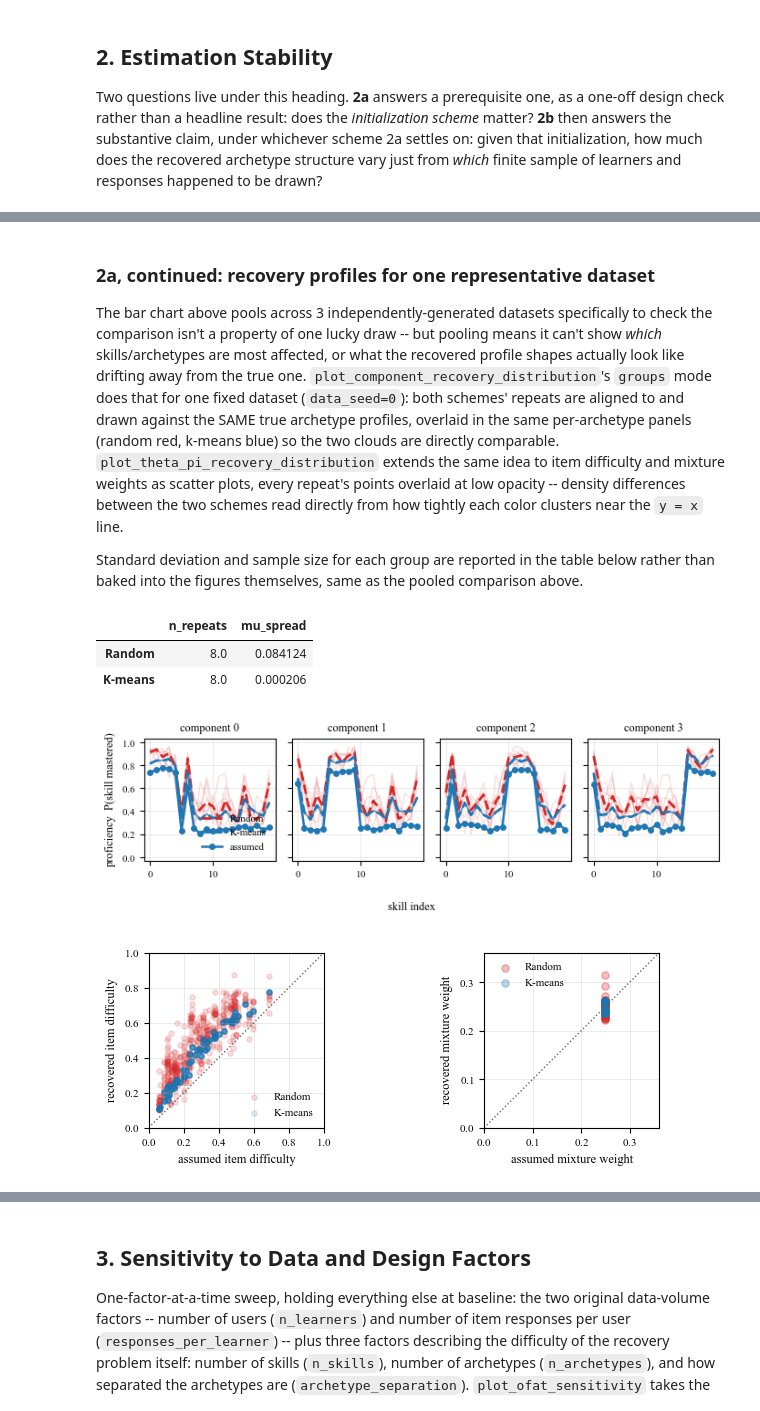
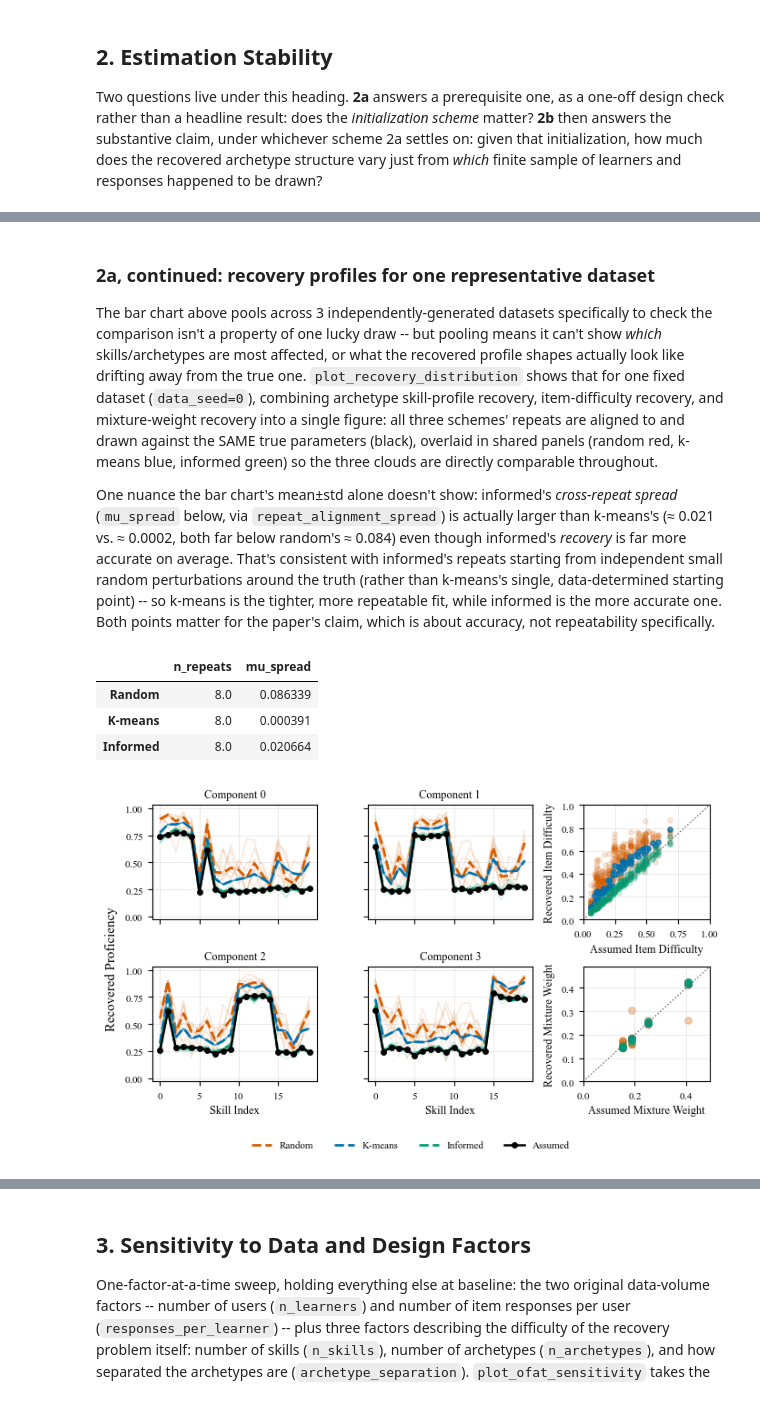
Before and after one commit to lentin26/mixture-of-latent-archetypes, a Jupyter notebook: notebooks/simulation-study.ipynb, the cells around one changed output, grey strips where cells are left out. Drawn from its saved outputs; the diff is of its cells as text; code cells hidden in the pictures.

```diff
--- a/notebooks/simulation-study.ipynb
+++ b/notebooks/simulation-study.ipynb
@@ -150,11 +152,15 @@ from src.simulations.run import run_init_repeats
 from src.simulations.viz import _savefig
 
 init_compare_condition = SimulationCondition(
-    n_archetypes=4, n_learners=10_000, initialization="random", responses_per_learner=30,
+    n_archetypes=4,
+    n_learners=10_000,
+    initialization="random",
+    responses_per_learner=30,
+    archetype_imbalance="moderately_imbalanced"
 )
 rows = []
 for data_seed in range(3):
-    for scheme in ("random", "k-means"):
+    for scheme in ("random", "k-means", "informed"):
         cond = replace(init_compare_condition, initialization=scheme)
         for r in run_init_repeats(cond, data_seed=data_seed, n_repeats=8):
             rows.append({"data_seed": data_seed, "initialization": scheme, **r.metrics})
@@ -171,9 +177,9 @@ init_compare_labels = {
     "theta_rmse": "Item Difficulty RMSE",
     "pi_rmse": "Mixture Weight RMSE",
 }
-scheme_order = ["random", "k-means"]
-scheme_labels = {"random": "Random", "k-means": "K-means"}
-scheme_colors = {"random": "#d62728", "k-means": "#1f77b4"}
+scheme_order = ["random", "k-means", "informed"]
+scheme_labels = {"random": "Random", "k-means": "K-means", "informed": "Informed"}
+scheme_colors = {"random": "#d62728", "k-means": "#1f77b4", "informed": "#2ca02c"}
 
 fig, axes = plt.subplots(1, 3, figsize=figsize("acm-sigconf-text", aspect=0.3))
 for ax, metric in zip(axes, init_compare_metrics):
@@ -199,44 +206,53 @@ init_compare.groupby("initialization")[init_compare_metrics].agg(["mean", "std"]
 # %% [markdown]
 ### 2a, continued: recovery profiles for one representative dataset
 
-The bar chart above pools across 3 independently-generated datasets specifically to check the comparison isn't a property of one lucky draw -- but pooling means it can't show *which* skills/archetypes are most affected, or what the recovered profile shapes actually look like drifting away from the true one. `plot_component_recovery_distribution`'s `groups` mode does that for one fixed dataset (`data_seed=0`): both schemes' repeats are aligned to and drawn against the SAME true archetype profiles, overlaid in the same per-archetype panels (random red, k-means blue) so the two clouds are directly comparable. `plot_theta_pi_recovery_distribution` extends the same idea to item difficulty and mixture weights as scatter plots, every repeat's points overlaid at low opacity -- density differences between the two schemes read directly from how tightly each color clusters near the `y = x` line.
+The bar chart above pools across 3 independently-generated datasets specifically to check the comparison isn't a property of one lucky draw -- but pooling means it can't show *which* skills/archetypes are most affected, or what the recovered profile shapes actually look like drifting away from the true one. `plot_recovery_distribution` shows that for one fixed dataset (`data_seed=0`), combining archetype skill-profile recovery, item-difficulty recovery, and mixture-weight recovery into a single figure: all three schemes' repeats are aligned to and drawn against the SAME true parameters (black), overlaid in shared panels (random red, k-means blue, informed green) so the three clouds are directly comparable throughout.
 
-Standard deviation and sample size for each group are reported in the table below rather than baked into the figures themselves, same as the pooled comparison above.
+One nuance the bar chart's mean±std alone doesn't show: informed's *cross-repeat spread* (`mu_spread` below, via `repeat_alignment_spread`) is actually larger than k-means's (≈ 0.021 vs. ≈ 0.0002, both far below random's ≈ 0.084) even though informed's *recovery* is far more accurate on average. That's consistent with informed's repeats starting from independent small random perturbations around the truth (rather than k-means's single, data-determined starting point) -- so k-means is the tighter, more repeatable fit, while informed is the more accurate one. Both points matter for the paper's claim, which is about accuracy, not repeatability specifically.
 # %%
 from dataclasses import replace
 from src.simulations.metrics import repeat_alignment_spread
 from src.simulations.run import run_init_repeats
-from src.simulations.viz import plot_component_recovery_distribution, plot_theta_pi_recovery_distribution
+from src.simulations.viz import plot_recovery_distribution
 
-scheme_group_colors = {"Random": "#d62728", "K-means": "#1f77b4"}
+# scheme_group_colors = {"Random": "#d62728", "K-means": "#1f77b4", "Informed": "#2ca02c"}
+scheme_group_colors = {
+    "Random": "#D55E00",     # orange
+    "K-means": "#0072B2",    # blue
+    "Informed": "#009E73",   # teal-green
+}
 profile_groups = {
     "Random": run_init_repeats(replace(init_compare_condition, initialization="random"), data_seed=0, n_repeats=8),
     "K-means": run_init_repeats(replace(init_compare_condition, initialization="k-means"), data_seed=0, n_repeats=8),
+    "Informed": run_init_repeats(replace(init_compare_condition, initialization="informed"), data_seed=0, n_repeats=8),
 }
 
-plot_component_recovery_distribution(
+# One figure: per-archetype skill profiles (2x2 block, columns 0-1) plus
+# item-difficulty and mixture-weight recovery (stacked in the narrower
+# column 2), all three schemes overlaid in the same panels -- tells the
+# whole "all recover the assumed parameters, k-means is tighter, informed
+# shows the ceiling" story without splitting it across several figures.
+# aspect=0.8 (taller than most figures here) is not just a display choice --
+# at a shorter aspect the y-axis label ("Proficiency, P(skill mastered)")
+# was tall enough to get clipped at the top of the saved figure, confirmed
+# by rendering it; 0.8 gives it enough room.
+plot_recovery_distribution(
     groups=profile_groups,
     group_colors=scheme_group_colors,
-    figsize=figsize("acm-sigconf-text", aspect=0.32),
-    save="figures/init_comparison_profiles.pdf",
-)
-plot_theta_pi_recovery_distribution(
-    groups=profile_groups,
-    group_colors=scheme_group_colors,
-    figsize=figsize("acm-sigconf-text", aspect=0.35),
-    save="figures/init_comparison_theta_pi.pdf",
+    figsize=figsize("acm-sigconf-text", aspect=0.6),
+    save="figures/init_comparison_recovery.pdf",
 )
 
 pd.DataFrame({
     name: {"n_repeats": len(results), "mu_spread": repeat_alignment_spread([r.model.mu for r in results])}
     for name, results in profile_groups.items()
 }).T
 # %% [output]
 |  | n_repeats | mu_spread |
-| Random | 8.0 | 0.084124 |
-| K-means | 8.0 | 0.000206 |
+| Random | 8.0 | 0.086339 |
+| K-means | 8.0 | 0.000391 |
+| Informed | 8.0 | 0.020664 |
-[figure, old version]
+[figure, new version]
-[figure, removed]
 # %% [markdown]
 ### 2b. Stability under repeated sampling
 
```
Also changed, not shown: parts of 7 cells of this notebook, 25 other files.
